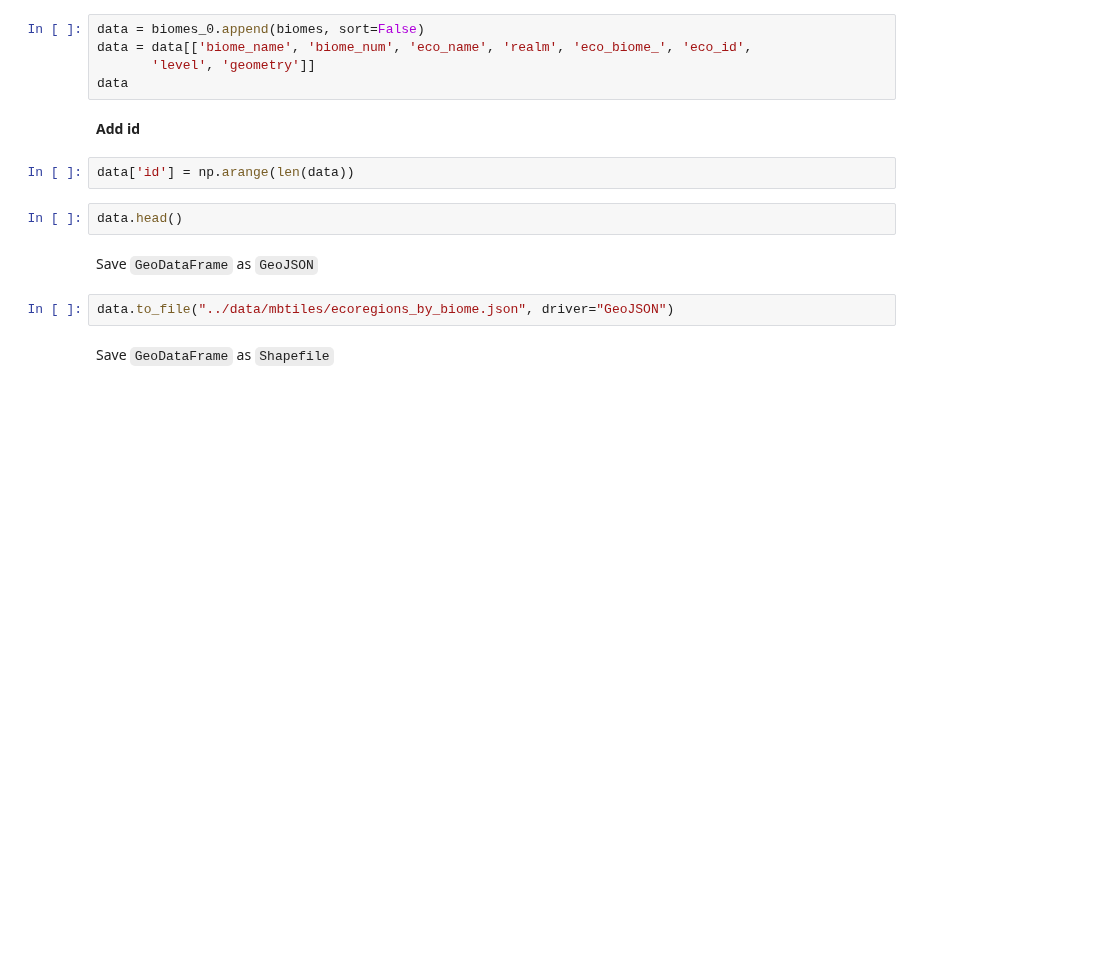
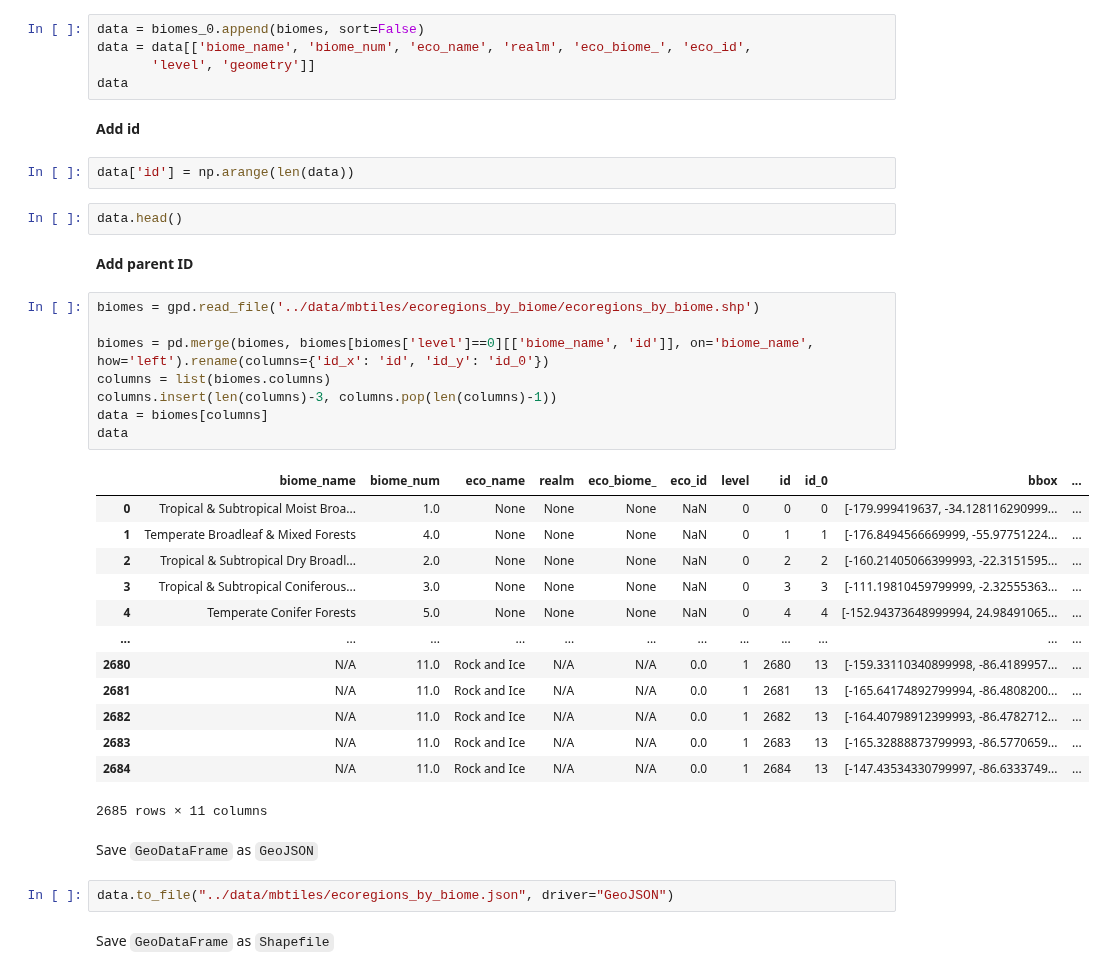
Before and after one commit to Vizzuality/soils-revealed-data, a Jupyter notebook: processing/create_MBTiles.ipynb, the cells around one changed output. Drawn from its saved outputs; the diff is of its cells as text; blank space fills up the shorter version.

Commit message:
add id_0 column

```diff
--- a/processing/create_MBTiles.ipynb
+++ b/processing/create_MBTiles.ipynb
@@ -198,6 +198,30 @@ data
 data['id'] = np.arange(len(data))
 # %%
 data.head()
+# %% [markdown]
+**Add parent ID**
+# %%
+biomes = gpd.read_file('../data/mbtiles/ecoregions_by_biome/ecoregions_by_biome.shp')
+
+biomes = pd.merge(biomes, biomes[biomes['level']==0][['biome_name', 'id']], on='biome_name', how='left').rename(columns={'id_x': 'id', 'id_y': 'id_0'})
+columns = list(biomes.columns)
+columns.insert(len(columns)-3, columns.pop(len(columns)-1))
+data = biomes[columns]
+data
+# %% [output]
+|  | biome_name | biome_num | eco_name | realm | eco_biome_ | eco_id | level | id | id_0 | bbox | ... |
+| 0 | Tropical & Subtropical Moist Broa... | 1.0 | None | None | None | NaN | 0 | 0 | 0 | [-179.999419637, -34.128116290999... | ... |
+| 1 | Temperate Broadleaf & Mixed Forests | 4.0 | None | None | None | NaN | 0 | 1 | 1 | [-176.8494566669999, -55.97751224... | ... |
+| 2 | Tropical & Subtropical Dry Broadl... | 2.0 | None | None | None | NaN | 0 | 2 | 2 | [-160.21405066399993, -22.3151595... | ... |
+| 3 | Tropical & Subtropical Coniferous... | 3.0 | None | None | None | NaN | 0 | 3 | 3 | [-111.19810459799999, -2.32555363... | ... |
+| 4 | Temperate Conifer Forests | 5.0 | None | None | None | NaN | 0 | 4 | 4 | [-152.94373648999994, 24.98491065... | ... |
+| ... | ... | ... | ... | ... | ... | ... | ... | ... | ... | ... | ... |
+| 2680 | N/A | 11.0 | Rock and Ice | N/A | N/A | 0.0 | 1 | 2680 | 13 | [-159.33110340899998, -86.4189957... | ... |
+| 2681 | N/A | 11.0 | Rock and Ice | N/A | N/A | 0.0 | 1 | 2681 | 13 | [-165.64174892799994, -86.4808200... | ... |
+| 2682 | N/A | 11.0 | Rock and Ice | N/A | N/A | 0.0 | 1 | 2682 | 13 | [-164.40798912399993, -86.4782712... | ... |
+| 2683 | N/A | 11.0 | Rock and Ice | N/A | N/A | 0.0 | 1 | 2683 | 13 | [-165.32888873799993, -86.5770659... | ... |
+| 2684 | N/A | 11.0 | Rock and Ice | N/A | N/A | 0.0 | 1 | 2684 | 13 | [-147.43534330799997, -86.6333749... | ... |
+2685 rows × 11 columns
 # %% [markdown]
 Save `GeoDataFrame` as `GeoJSON`
 # %%
```
Also changed, not shown: parts of 12 cells of this notebook.
